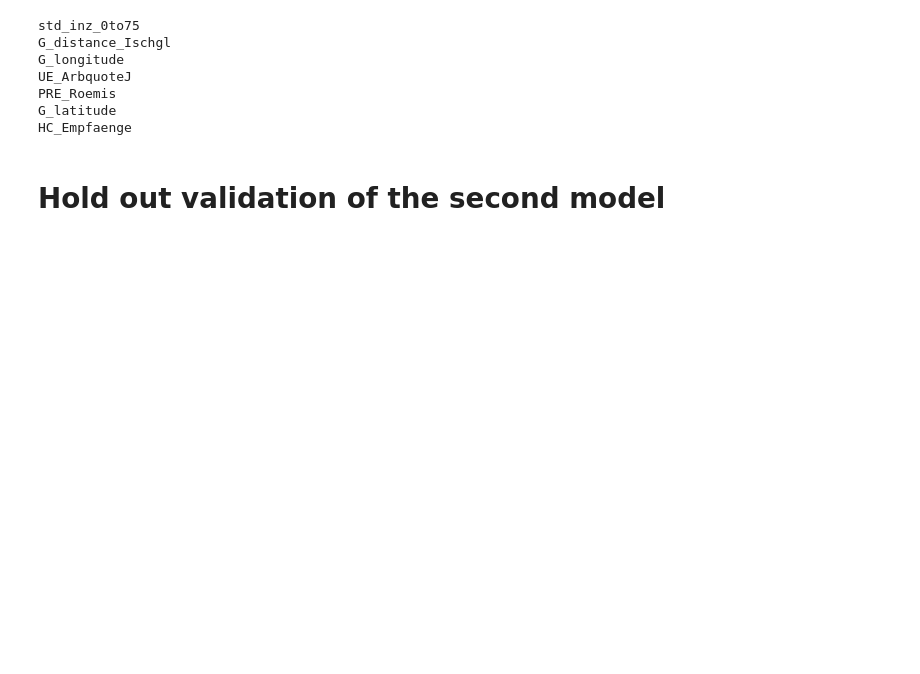
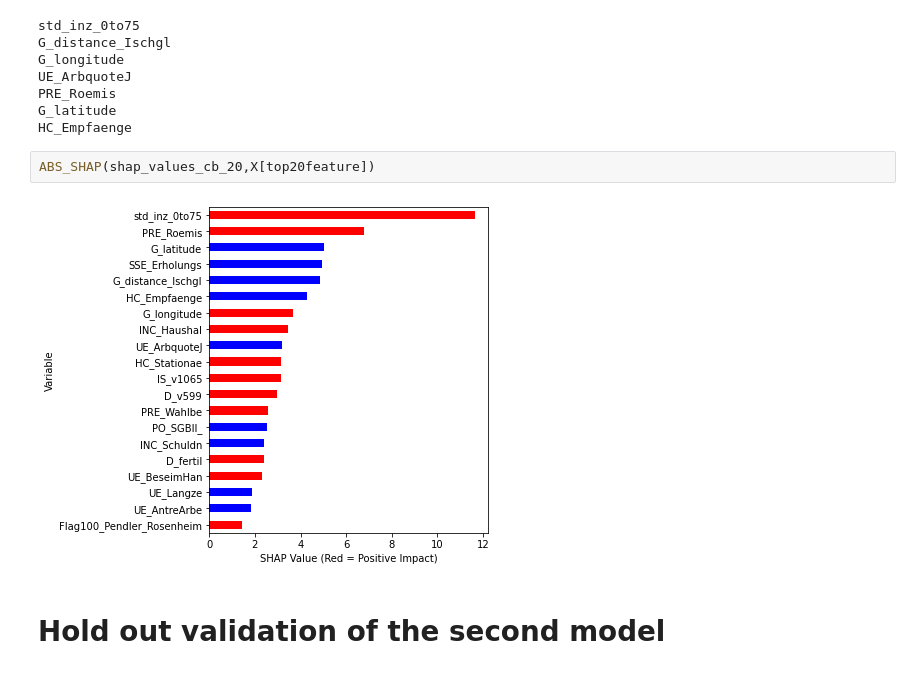
Before and after one commit to data-cr/covid19, a Jupyter notebook: catboost_period2.ipynb, the cells around one changed output. Drawn from its saved outputs; the diff is of its cells as text; blank space fills up the shorter version.

```diff
--- a/catboost_period2.ipynb
+++ b/catboost_period2.ipynb
@@ -141,6 +141,10 @@ UE_ArbquoteJ
 PRE_Roemis
 G_latitude
 HC_Empfaenge
+# %%
+ABS_SHAP(shap_values_cb_20,X[top20feature])
+# %% [output]
+[figure, added]
 # %% [markdown]
 # Hold out validation of the second model
 # %%
```
Also changed, not shown: parts of 1 cell of this notebook, 4 other files.
